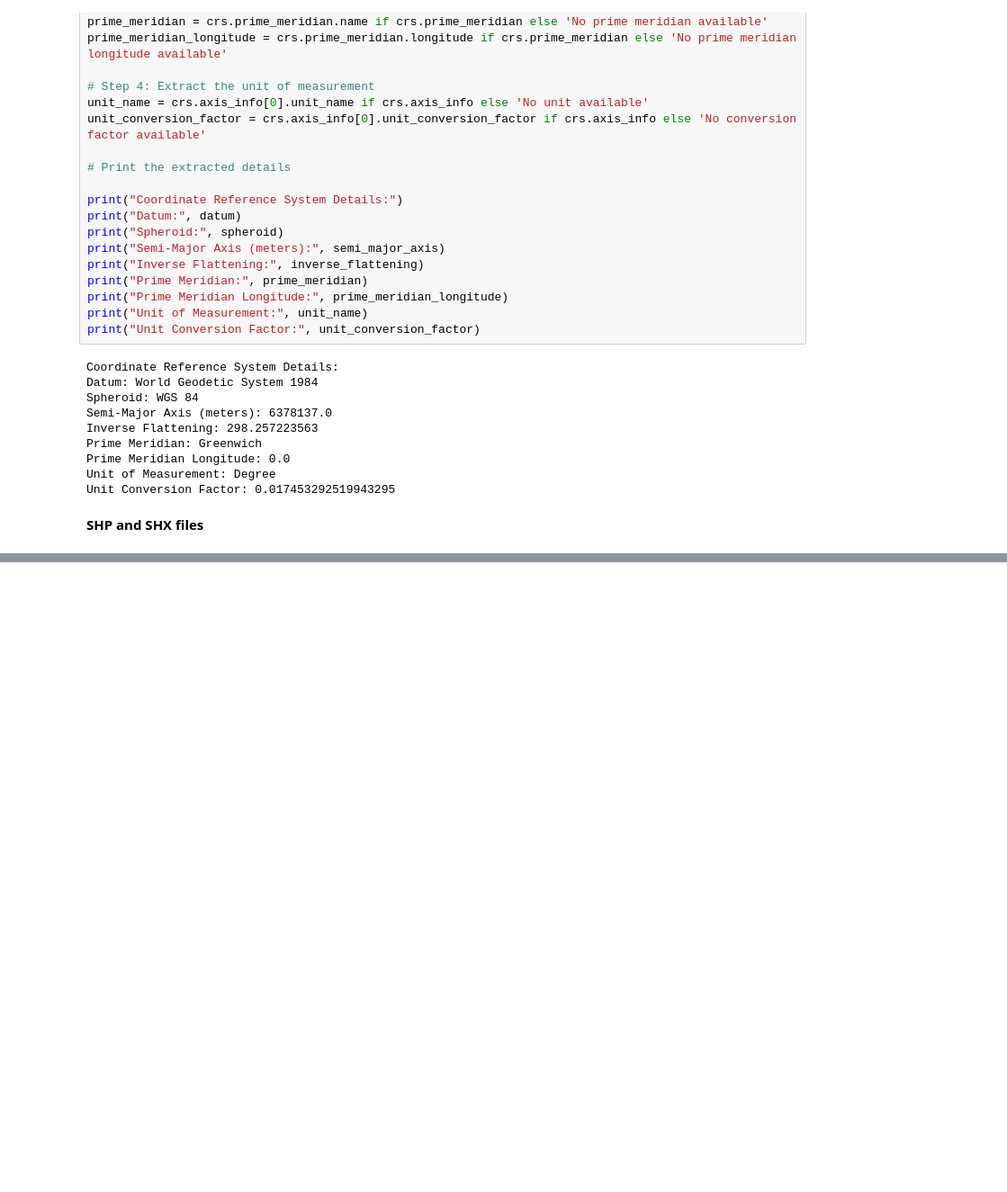
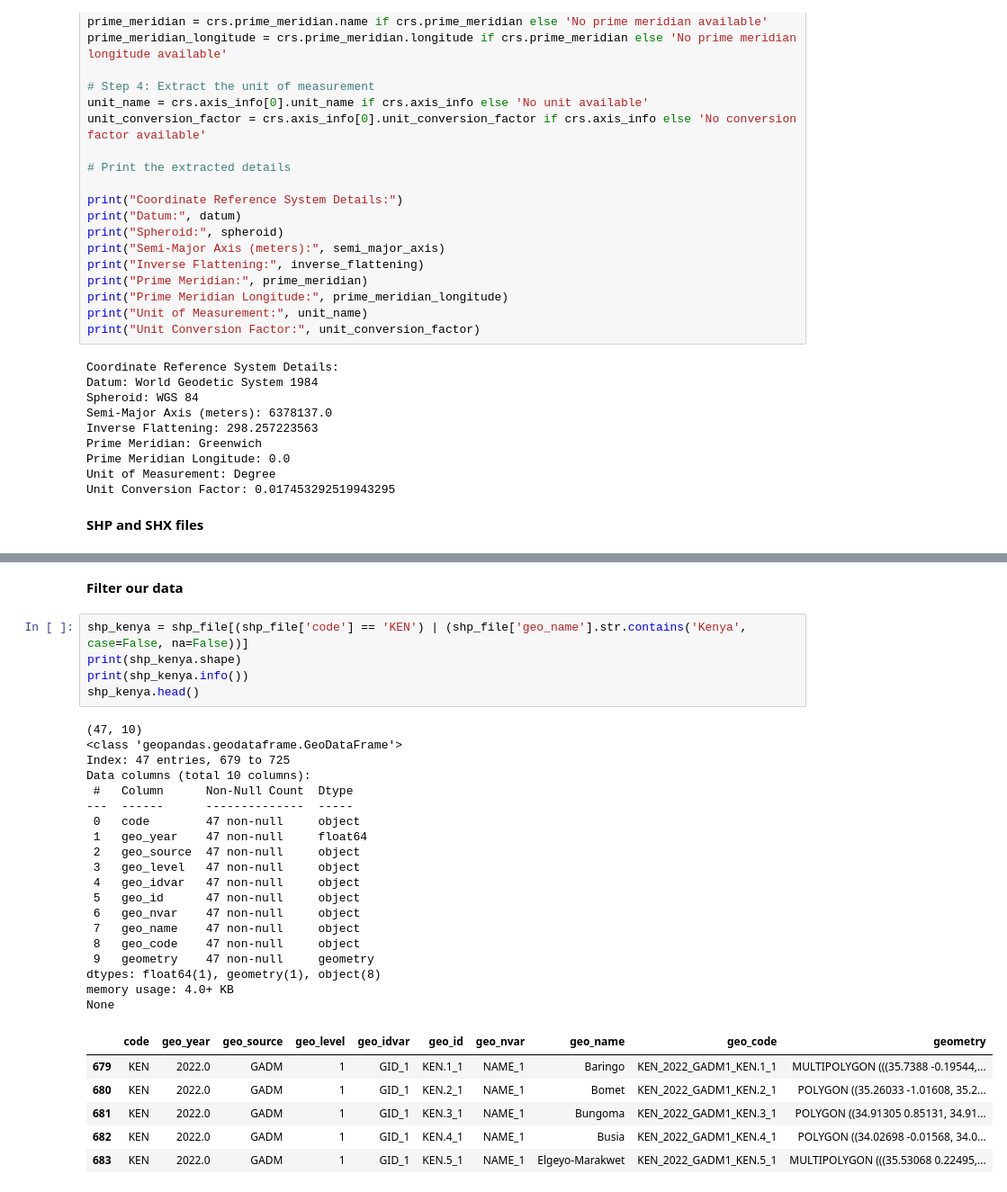
Before and after one commit to DavidGathimbaM/Energy-Access-and-Electrification-planning, a Jupyter notebook: group_workbook/Victor.ipynb, the cells around one changed output, grey strips where cells are left out. Shown: that part at 90% size. Cells and saved outputs as stored; diff of their text form; blank space fills up the shorter version.

```diff
--- a/group_workbook/Victor.ipynb
+++ b/group_workbook/Victor.ipynb
@@ -314,0 +367,33 @@ Unit Conversion Factor: 0.017453292519943295
+# %% [markdown]
+**Filter our data**
+# %%
+shp_kenya = shp_file[(shp_file['code'] == 'KEN') | (shp_file['geo_name'].str.contains('Kenya', case=False, na=False))]
+print(shp_kenya.shape)
+print(shp_kenya.info())
+shp_kenya.head()
+# %% [output]
+(47, 10)
+<class 'geopandas.geodataframe.GeoDataFrame'>
+Index: 47 entries, 679 to 725
+Data columns (total 10 columns):
+ #   Column      Non-Null Count  Dtype
+---  ------      --------------  -----
+ 0   code        47 non-null     object
+ 1   geo_year    47 non-null     float64
+ 2   geo_source  47 non-null     object
+ 3   geo_level   47 non-null     object
+ 4   geo_idvar   47 non-null     object
+ 5   geo_id      47 non-null     object
+ 6   geo_nvar    47 non-null     object
+ 7   geo_name    47 non-null     object
+ 8   geo_code    47 non-null     object
+ 9   geometry    47 non-null     geometry
+dtypes: float64(1), geometry(1), object(8)
+memory usage: 4.0+ KB
+None
+|  | code | geo_year | geo_source | geo_level | geo_idvar | geo_id | geo_nvar | geo_name | geo_code | geometry |
+| 679 | KEN | 2022.0 | GADM | 1 | GID_1 | KEN.1_1 | NAME_1 | Baringo | KEN_2022_GADM1_KEN.1_1 | MULTIPOLYGON (((35.7388 -0.19544,... |
+| 680 | KEN | 2022.0 | GADM | 1 | GID_1 | KEN.2_1 | NAME_1 | Bomet | KEN_2022_GADM1_KEN.2_1 | POLYGON ((35.26033 -1.01608, 35.2... |
+| 681 | KEN | 2022.0 | GADM | 1 | GID_1 | KEN.3_1 | NAME_1 | Bungoma | KEN_2022_GADM1_KEN.3_1 | POLYGON ((34.91305 0.85131, 34.91... |
+| 682 | KEN | 2022.0 | GADM | 1 | GID_1 | KEN.4_1 | NAME_1 | Busia | KEN_2022_GADM1_KEN.4_1 | POLYGON ((34.02698 -0.01568, 34.0... |
+| 683 | KEN | 2022.0 | GADM | 1 | GID_1 | KEN.5_1 | NAME_1 | Elgeyo-Marakwet | KEN_2022_GADM1_KEN.5_1 | MULTIPOLYGON (((35.53068 0.22495,... |
```
Also changed, not shown: parts of 6 cells of this notebook.
